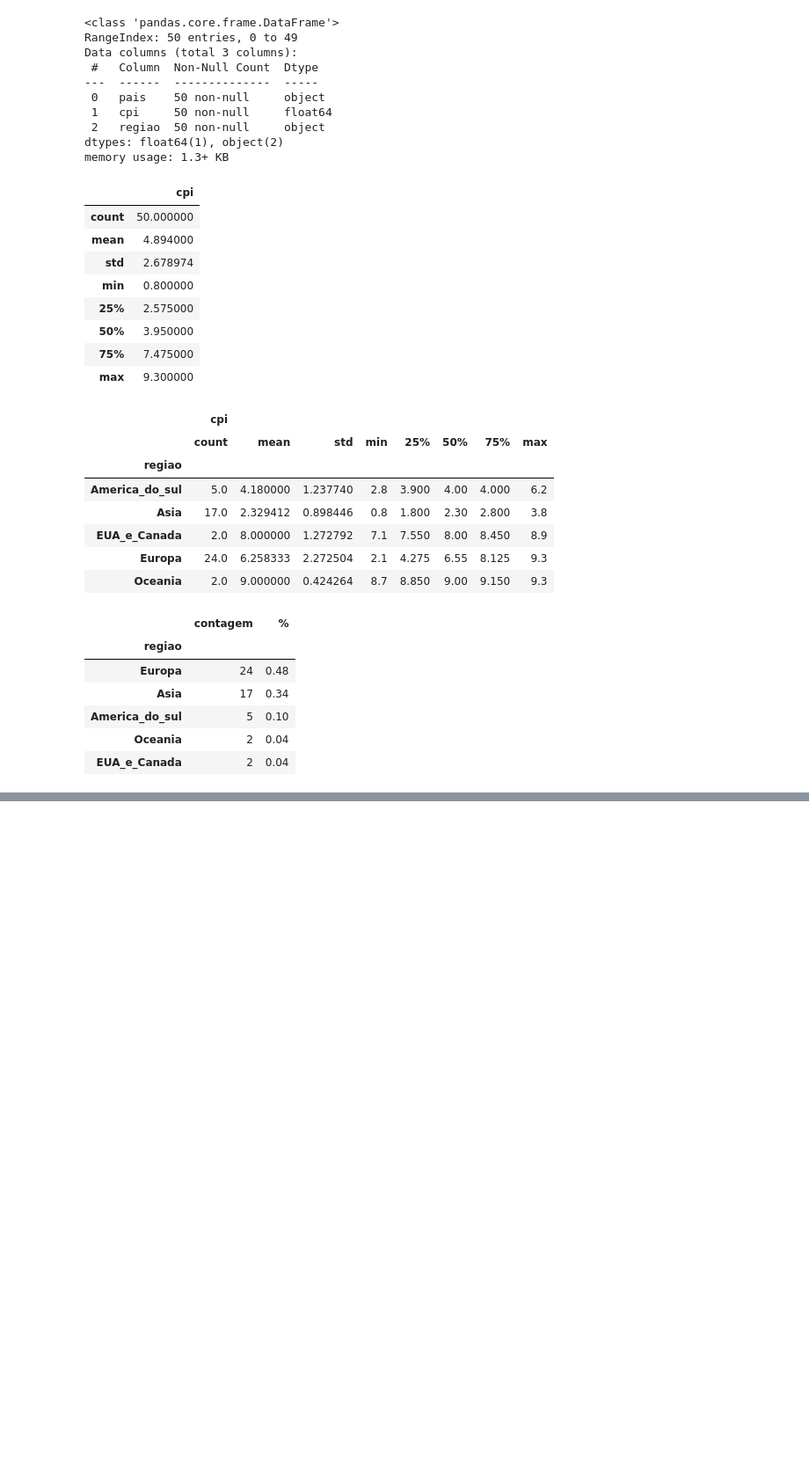
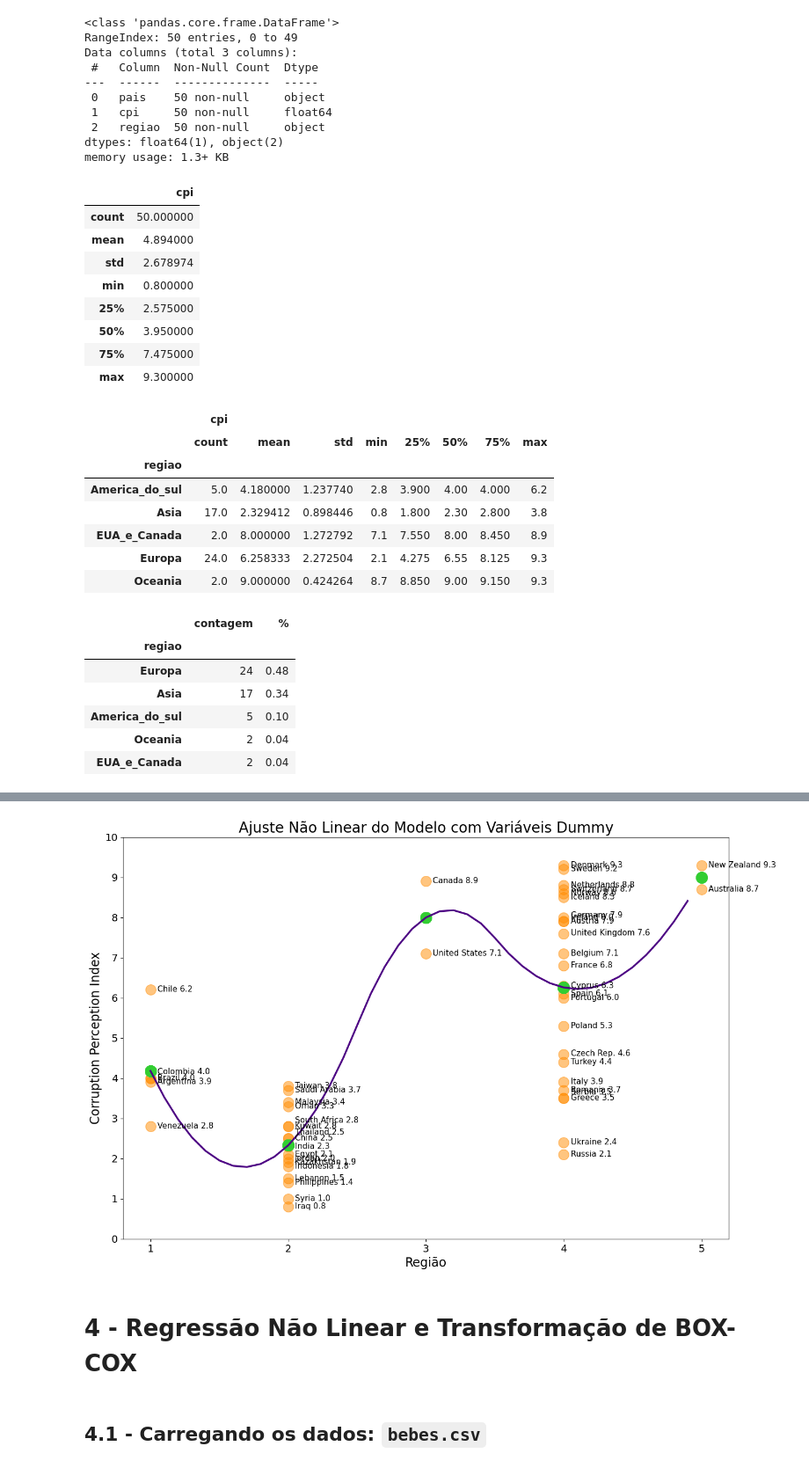
Before and after one commit to IlIIIIIIIIIlI/Jupyter-Notebooks, a Jupyter notebook: MBA USP/Machine Learning/Supervised Machine Learning/Supervised Machine Learning.ipynb, the cells around one changed output, grey strips where cells are left out. Shown at 88% size. Saved outputs shown, nothing was run; the diff lists cells and outputs as text; code cells hidden in the pictures; blank space fills up the shorter version.

```diff
--- a/MBA USP/Machine Learning/Supervised Machine Learning/Supervised Machine Learning.ipynb
+++ b/MBA USP/Machine Learning/Supervised Machine Learning/Supervised Machine Learning.ipynb
@@ -1321,0 +1394,11 @@ array([6425, 2880, 1947, 8518])
+# %%
+# In[3.6]: Estimação do modelo de regressão múltipla com n-1 dummies
+
+modelo_corrupcao_dummies = sm.OLS.from_formula("cpi ~ regiao_Asia + \
+                                              regiao_EUA_e_Canada + \
+                                              regiao_Europa + \
+                                              regiao_Oceania",
+                                              df_corrupcao_dummies).fit()
+
+# Parâmetros do 'modelo_corrupcao_dummies'
+modelo_corrupcao_dummies.summary()
@@ -1321,0 +1441,6 @@ array([6425, 2880, 1947, 8518])
+# %%
+# In[3.8]: Plotando o 'modelo_corrupcao_dummies' de forma interpolada
+
+# Fitted values do 'modelo_corrupcao_dummies' no dataset 'df_corrupcao_dummies'
+df_corrupcao_dummies['fitted'] = modelo_corrupcao_dummies.fittedvalues
+df_corrupcao_dummies
@@ -1321,0 +1465,54 @@ array([6425, 2880, 1947, 8518])
+# %%
+# In[3.9]: Gráfico propriamente dito
+
+from scipy import interpolate
+
+plt.figure(figsize=(15, 10))
+
+df2 = df_corrupcao_dummies[['regiao_numerico',
+                            'fitted']].groupby(['regiao_numerico']).median().reset_index()
+x = df2['regiao_numerico']
+y = df2['fitted']
+
+tck = interpolate.splrep(x, y, k=2)
+xnew = np.arange(1, 5, 0.1)
+ynew = interpolate.splev(xnew, tck, der=0)
+
+def label_point(x, y, val, ax):
+    a = pd.concat({'x': x, 'y': y, 'val': val}, axis=1)
+    for i, point in a.iterrows():
+        offset = 0
+        while ax.texts:
+            overlapping = False
+            for text in ax.texts:
+                overlapping |= text.get_position()[0] == (point['x'] + 0.05) and text.get_position()[1] == (point['y'] - 0.05 + offset)
+            if overlapping:
+                offset += 0.15
+            else:
+                break
+        ax.annotate(str(point['val']) + " " + str(point['y']),
+                    (point['x'] + 0.05,
+                     point['y'] - 0.05 + offset),
+                    fontsize=11)
+
+plt.scatter(df_corrupcao_dummies['regiao_numerico'],
+            df_corrupcao_dummies['cpi'], color='darkorange', s=200, alpha=0.5)
+plt.scatter(df_corrupcao_dummies['regiao_numerico'],
+            df_corrupcao_dummies['fitted'], color='limegreen', s=240)
+plt.plot(xnew, ynew, color='indigo', linewidth=2.5)
+plt.title('Ajuste Não Linear do Modelo com Variáveis Dummy', fontsize=20)
+plt.xlabel('Região', fontsize=17)
+plt.ylabel('Corruption Perception Index', fontsize=17)
+plt.xticks(range(1, 6, 1), fontsize=14)
+plt.yticks(range(0, 11, 1), fontsize=14)
+label_point(x=df_corrupcao_dummies['regiao_numerico'],
+            y=df_corrupcao_dummies['cpi'],
+            val=df_corrupcao_dummies['pais'],
+            ax=plt.gca())
+plt.show()
+# %% [output]
+[figure, added]
+# %% [markdown]
+# 4 - Regressão Não Linear e Transformação de BOX-COX
+# %% [markdown]
+## 4.1 - Carregando os dados: `bebes.csv`
```
Also changed, not shown: parts of 46 cells of this notebook, 3 other files.
